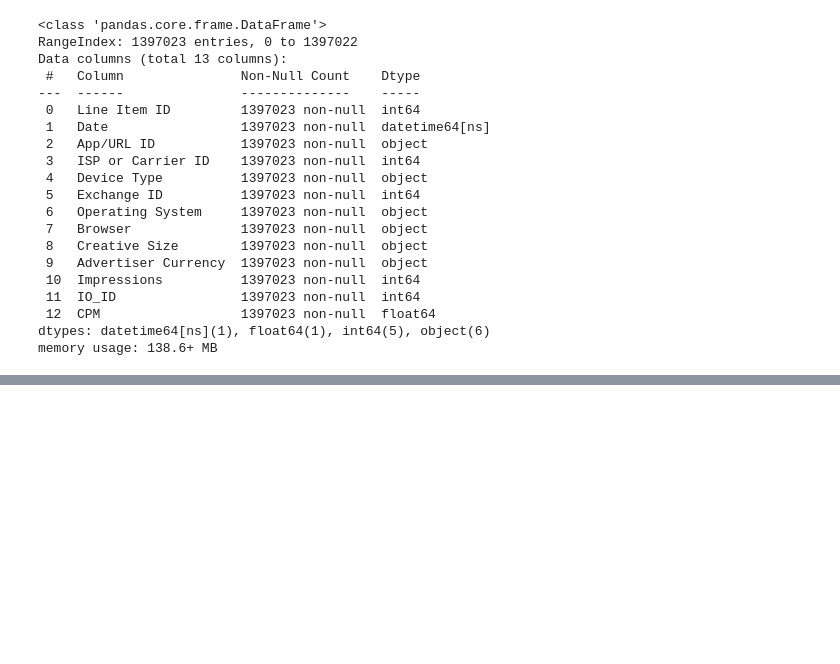
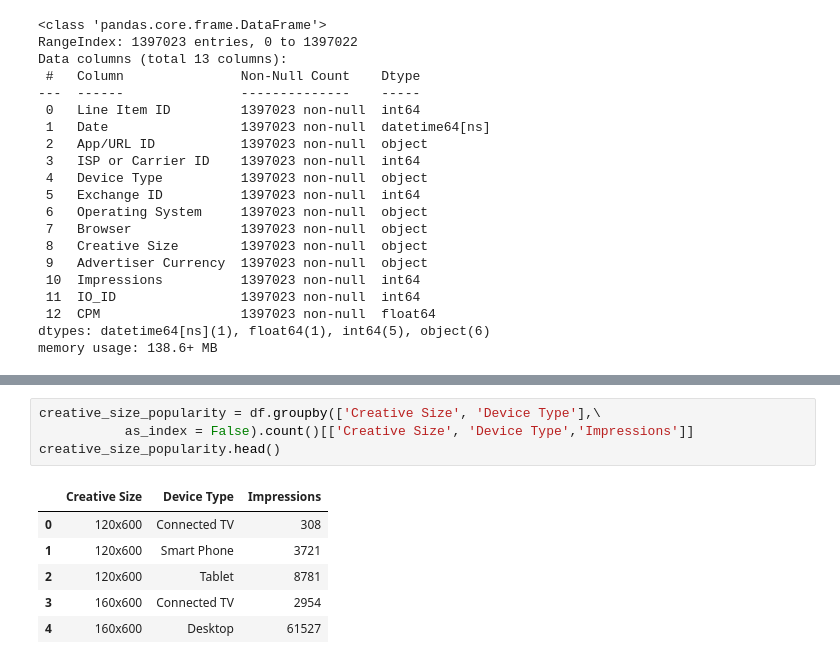
Before and after one commit to shiva-kumarj/CPM-prediction-with-MiQ, a Jupyter notebook: code/CPM-EDA.ipynb, the cells around one changed output, grey strips where cells are left out. Saved outputs shown, nothing was run; the diff lists cells and outputs as text; blank space fills up the shorter version.

```diff
--- a/code/CPM-EDA.ipynb
+++ b/code/CPM-EDA.ipynb
@@ -203,0 +265,11 @@ memory usage: 138.6+ MB
+# %%
+creative_size_popularity = df.groupby(['Creative Size', 'Device Type'],\
+           as_index = False).count()[['Creative Size', 'Device Type','Impressions']]
+creative_size_popularity.head()
+# %% [output]
+|  | Creative Size | Device Type | Impressions |
+| 0 | 120x600 | Connected TV | 308 |
+| 1 | 120x600 | Smart Phone | 3721 |
+| 2 | 120x600 | Tablet | 8781 |
+| 3 | 160x600 | Connected TV | 2954 |
+| 4 | 160x600 | Desktop | 61527 |
```
Also changed, not shown: parts of 15 cells of this notebook.
